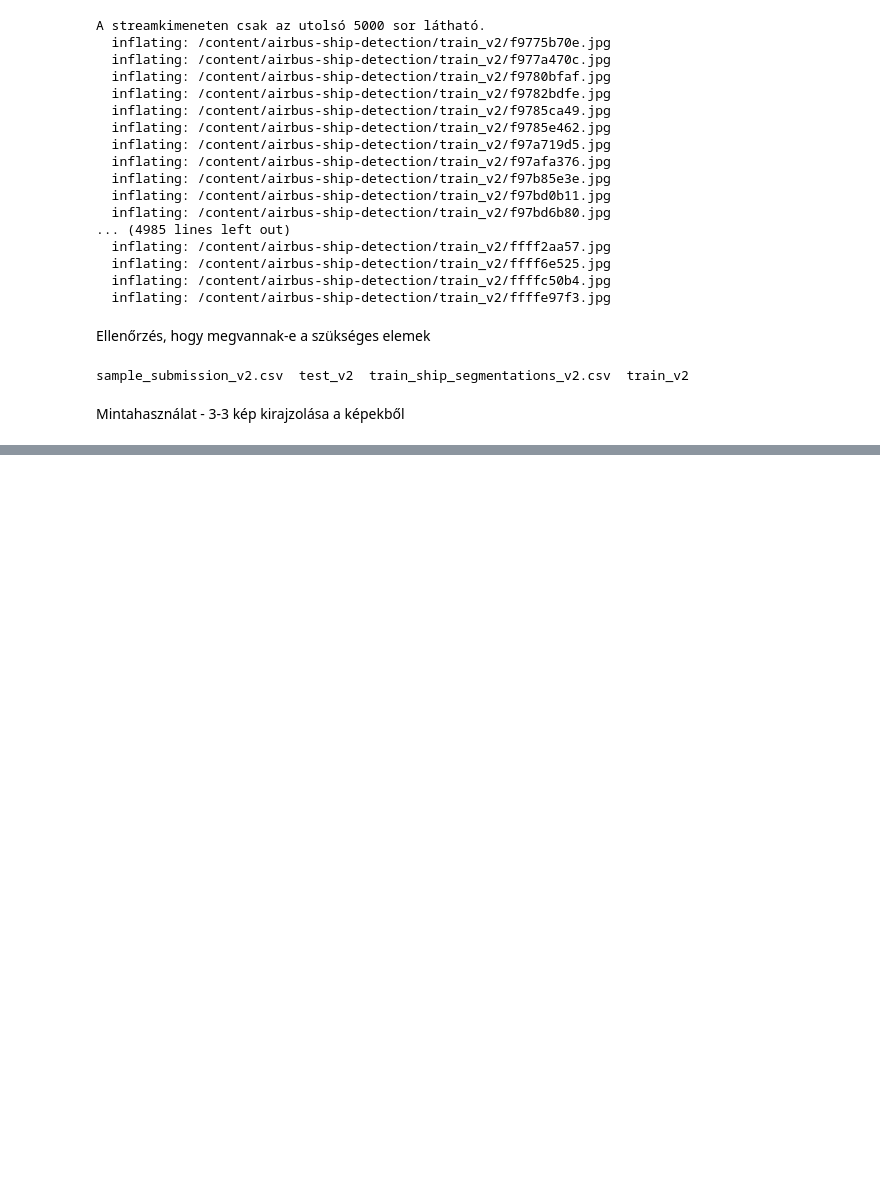
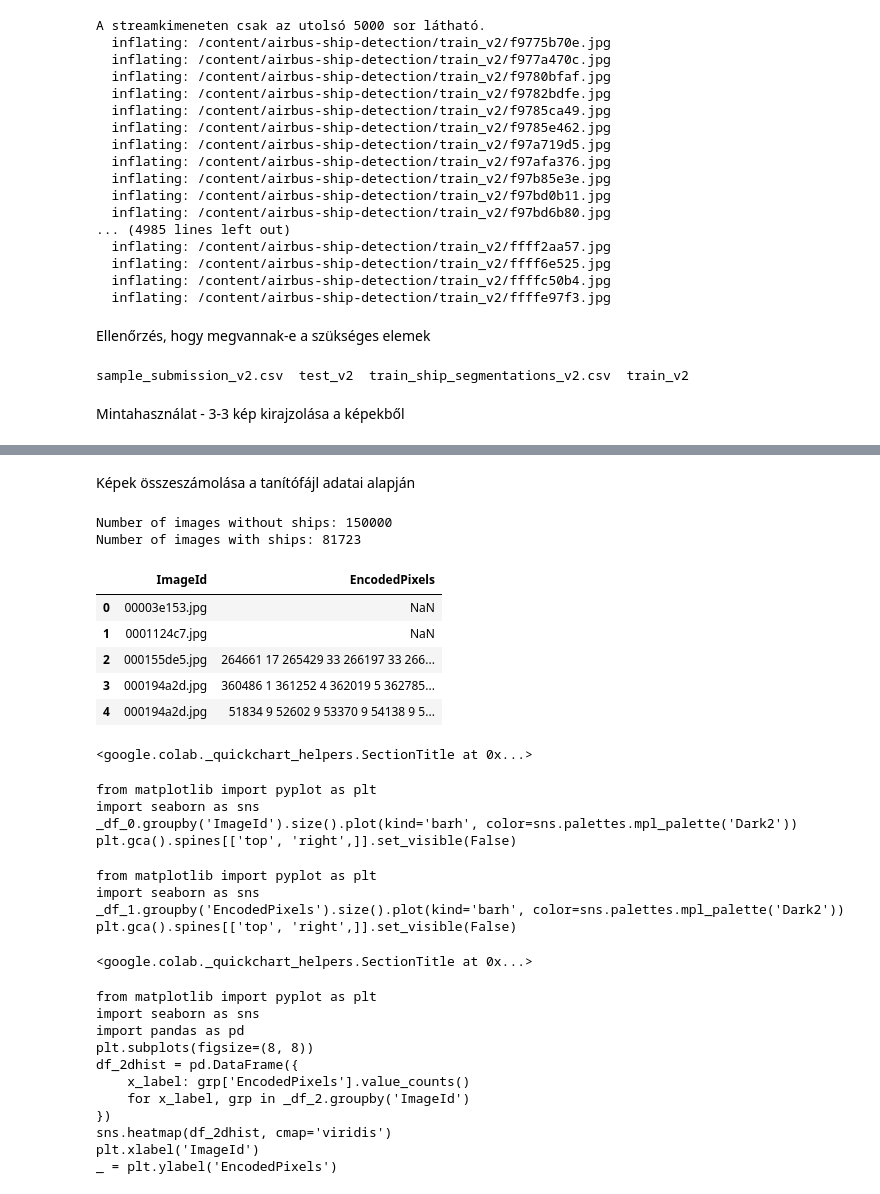
Before and after one commit to Botiy/TerraTriad, a Jupyter notebook: AirbusShipdetection.ipynb, the cells around one changed output, grey strips where cells are left out. Cells and saved outputs as stored; diff of their text form; code cells hidden in the pictures; blank space fills up the shorter version.

```diff
--- a/AirbusShipdetection.ipynb
+++ b/AirbusShipdetection.ipynb
@@ -92,0 +93,45 @@ Displaying first 3 images from the test_v2 folder:
+# %% [markdown]
+Képek összeszámolása a tanítófájl adatai alapján
+# %%
+import pandas as pd
+
+# Load the annotations file
+csv_path = '/content/airbus-ship-detection/train_ship_segmentations_v2.csv'
+df = pd.read_csv(csv_path)
+
+# Check for missing annotations
+print(f"Number of images without ships: {df['EncodedPixels'].isna().sum()}")
+print(f"Number of images with ships: {df['EncodedPixels'].notna().sum()}")
+
+# Show the first few rows of the dataframe
+df.head()
+# %% [output]
+Number of images without ships: 150000
+Number of images with ships: 81723
+|  | ImageId | EncodedPixels |
+| 0 | 00003e153.jpg | NaN |
+| 1 | 0001124c7.jpg | NaN |
+| 2 | 000155de5.jpg | 264661 17 265429 33 266197 33 266... |
+| 3 | 000194a2d.jpg | 360486 1 361252 4 362019 5 362785... |
+| 4 | 000194a2d.jpg | 51834 9 52602 9 53370 9 54138 9 5... |
+<google.colab._quickchart_helpers.SectionTitle at 0x...>
+from matplotlib import pyplot as plt
+import seaborn as sns
+_df_0.groupby('ImageId').size().plot(kind='barh', color=sns.palettes.mpl_palette('Dark2'))
+plt.gca().spines[['top', 'right',]].set_visible(False)
+from matplotlib import pyplot as plt
+import seaborn as sns
+_df_1.groupby('EncodedPixels').size().plot(kind='barh', color=sns.palettes.mpl_palette('Dark2'))
+plt.gca().spines[['top', 'right',]].set_visible(False)
+<google.colab._quickchart_helpers.SectionTitle at 0x...>
+from matplotlib import pyplot as plt
+import seaborn as sns
+import pandas as pd
+plt.subplots(figsize=(8, 8))
+df_2dhist = pd.DataFrame({
+    x_label: grp['EncodedPixels'].value_counts()
+    for x_label, grp in _df_2.groupby('ImageId')
+})
+sns.heatmap(df_2dhist, cmap='viridis')
+plt.xlabel('ImageId')
+_ = plt.ylabel('EncodedPixels')
```
Also changed, not shown: parts of 9 cells of this notebook.
